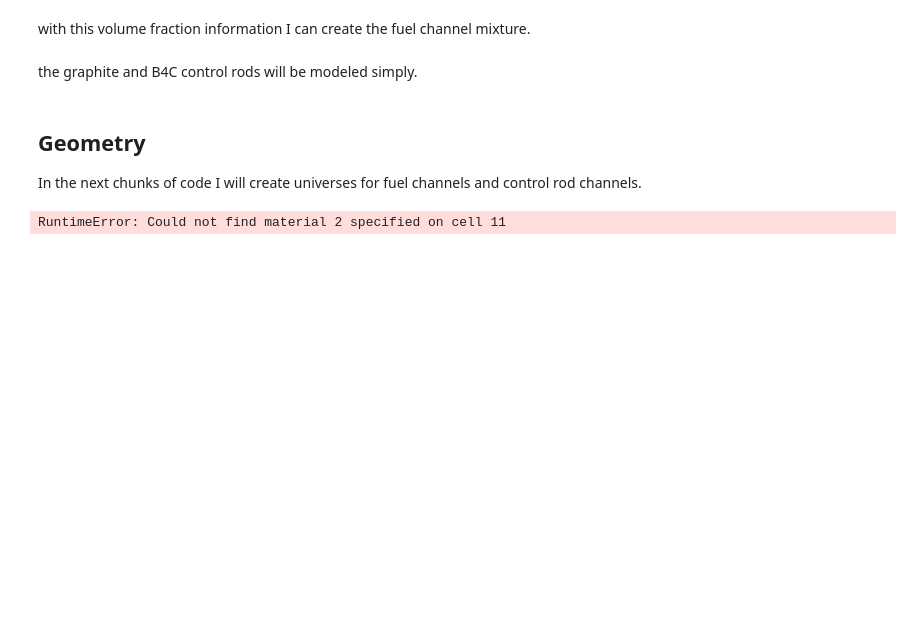
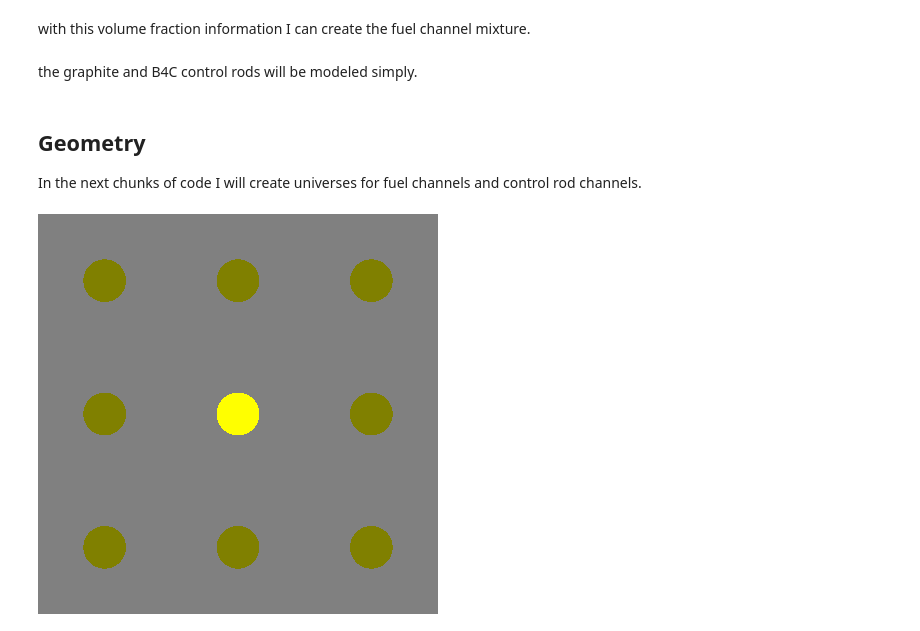
Before and after one commit to stu314159/er362_omc, a Jupyter notebook: lab7/RBMK_info/simple_RBMK.ipynb, the cells around one changed output. Saved outputs shown, nothing was run; the diff lists cells and outputs as text; code cells hidden in the pictures; blank space fills up the shorter version.

```diff
--- a/lab7/RBMK_info/simple_RBMK.ipynb
+++ b/lab7/RBMK_info/simple_RBMK.ipynb
@@ -51,7 +51,7 @@ coolant volume fraction: 0.5020
 with this volume fraction information I can create the fuel channel mixture.
 # %%
 uo2 = openmc.Material(name='uo2');
-uo2.add_element('U',1,enrichment=2.2);
+uo2.add_element('U',1,enrichment=1.1);
 uo2.add_element('O',2);
 uo2.set_density('g/cm3',10.5);
 
@@ -173,16 +177,16 @@ geometry.export_to_xml();
 colors = {};
 colors[b4c]='yellow';
 colors[fuel_chan_mat]='olive';
-colors[mod]='gray';
+colors[mod]='grey';
 colors[water]='blue';
 # %%
 p = openmc.Plot();
-p.width = [-n_cells*pitch/2.,-n_cells*pitch/2.];
-p.origin = [0.,0.,L_channel/2.];
+p.width = [n_cells*pitch,n_cells*pitch];
+p.origin = [0.,0.,L_channel-1.];
 p.pixels = [400,400];
 p.color_by = 'material';
 p.colors = colors;
 
 openmc.plot_inline(p);
 # %% [output]
-RuntimeError: Could not find material 2 specified on cell 11
+[figure, added]
```
Also changed, not shown: parts of 30 cells of this notebook, 28 other files.
